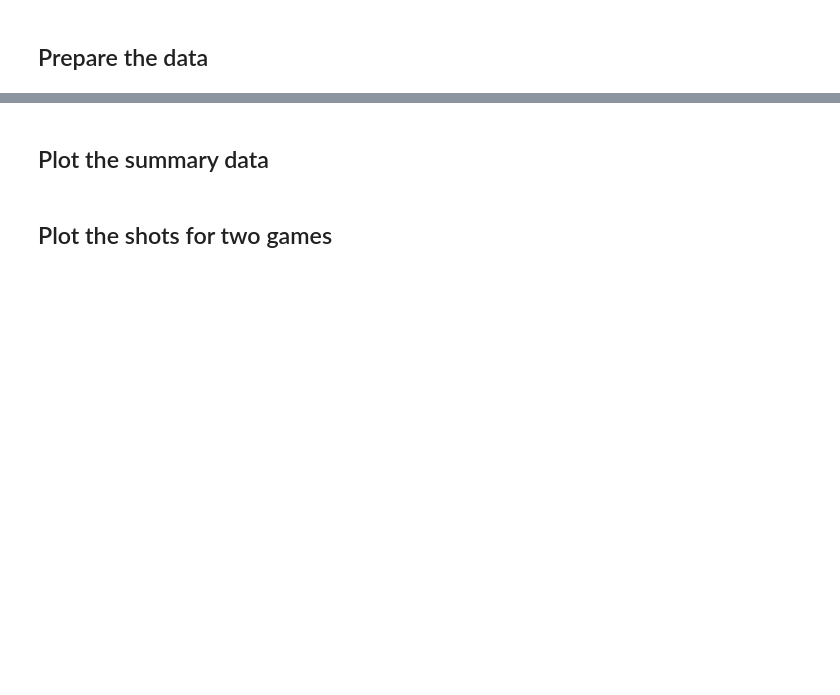
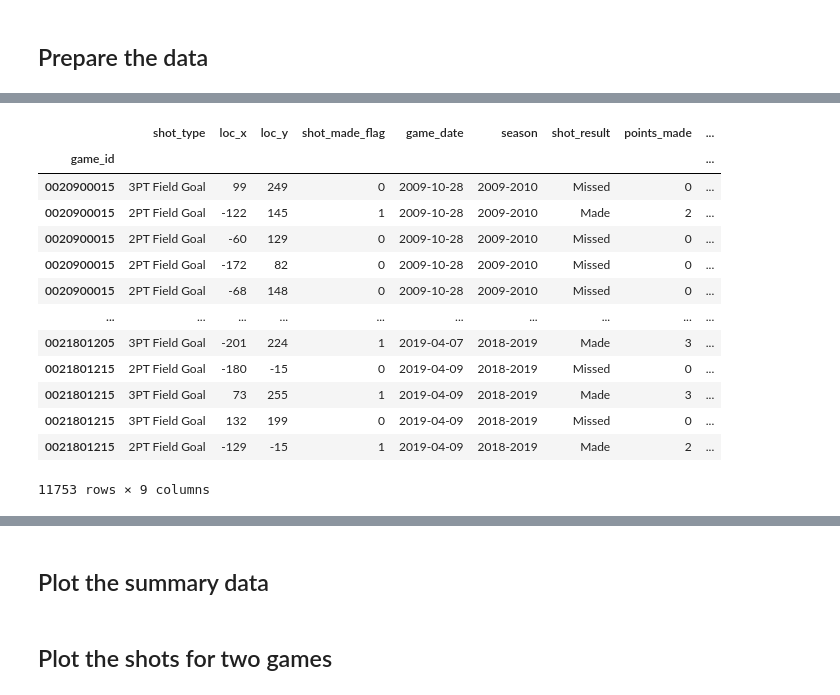
Before and after one commit to TrentBrunson/Data_Analytics, a Jupyter notebook: M9/2021-10-26/curry/curry_case_study.ipynb, the cells around one changed output, grey strips where cells are left out. Cells and saved outputs as stored; diff of their text form; code cells hidden in the pictures; blank space fills up the shorter version.

```diff
--- a/M9/2021-10-26/curry/curry_case_study.ipynb
+++ b/M9/2021-10-26/curry/curry_case_study.ipynb
@@ -103,4 +199,20 @@ shots.head()
 # %%
 shots['points_made_game'] = shots.groupby('game_id').points_made.transform('sum')
+shots
+# %% [output]
+|  | shot_type | loc_x | loc_y | shot_made_flag | game_date | season | shot_result | points_made | ... |
+| game_id |  |  |  |  |  |  |  |  | ... |
+| 0020900015 | 3PT Field Goal | 99 | 249 | 0 | 2009-10-28 | 2009-2010 | Missed | 0 | ... |
+| 0020900015 | 2PT Field Goal | -122 | 145 | 1 | 2009-10-28 | 2009-2010 | Made | 2 | ... |
+| 0020900015 | 2PT Field Goal | -60 | 129 | 0 | 2009-10-28 | 2009-2010 | Missed | 0 | ... |
+| 0020900015 | 2PT Field Goal | -172 | 82 | 0 | 2009-10-28 | 2009-2010 | Missed | 0 | ... |
+| 0020900015 | 2PT Field Goal | -68 | 148 | 0 | 2009-10-28 | 2009-2010 | Missed | 0 | ... |
+| ... | ... | ... | ... | ... | ... | ... | ... | ... | ... |
+| 0021801205 | 3PT Field Goal | -201 | 224 | 1 | 2019-04-07 | 2018-2019 | Made | 3 | ... |
+| 0021801215 | 2PT Field Goal | -180 | -15 | 0 | 2019-04-09 | 2018-2019 | Missed | 0 | ... |
+| 0021801215 | 3PT Field Goal | 73 | 255 | 1 | 2019-04-09 | 2018-2019 | Made | 3 | ... |
+| 0021801215 | 3PT Field Goal | 132 | 199 | 0 | 2019-04-09 | 2018-2019 | Missed | 0 | ... |
+| 0021801215 | 2PT Field Goal | -129 | -15 | 1 | 2019-04-09 | 2018-2019 | Made | 2 | ... |
+11753 rows × 9 columns
 # %%
 shots['shots_attempted'] = shots.groupby('game_id').shot_made_flag.transform('count')
```
Also changed, not shown: parts of 13 cells of this notebook.
